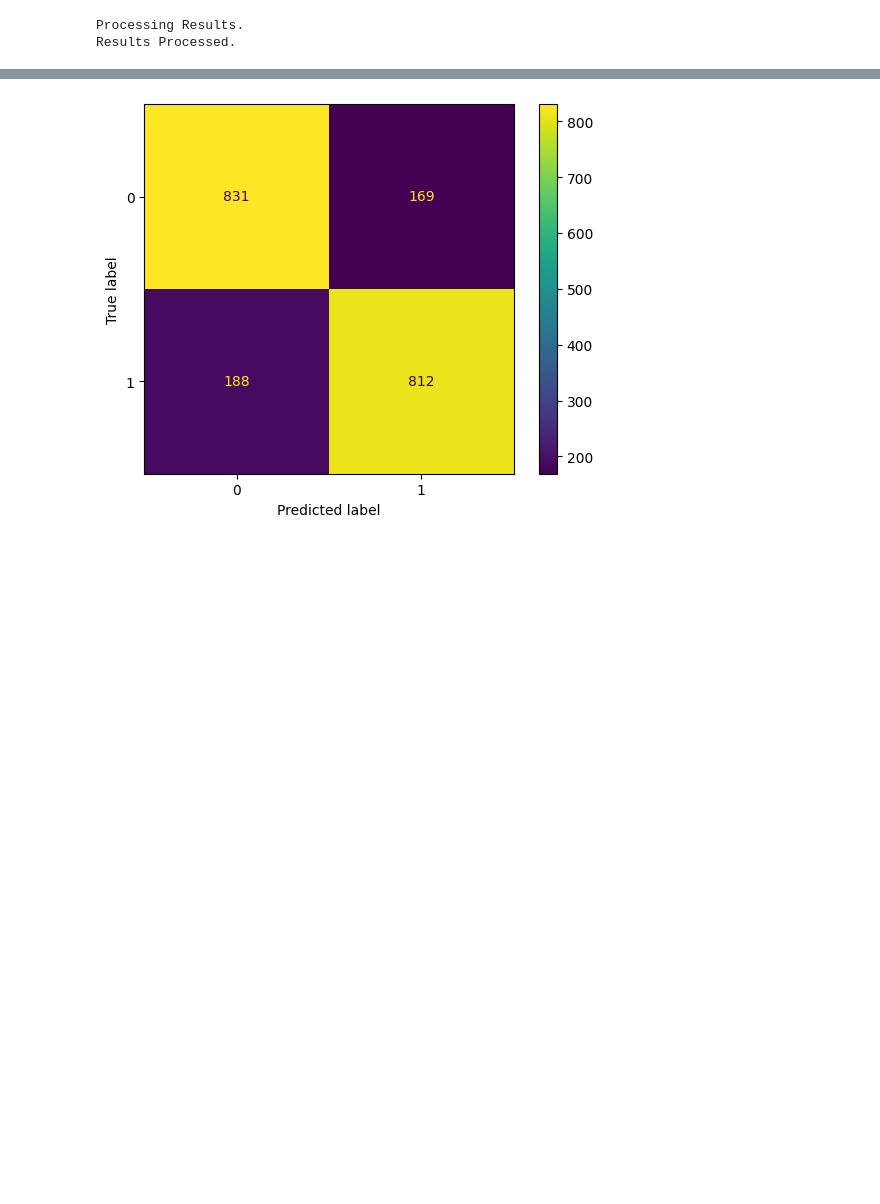
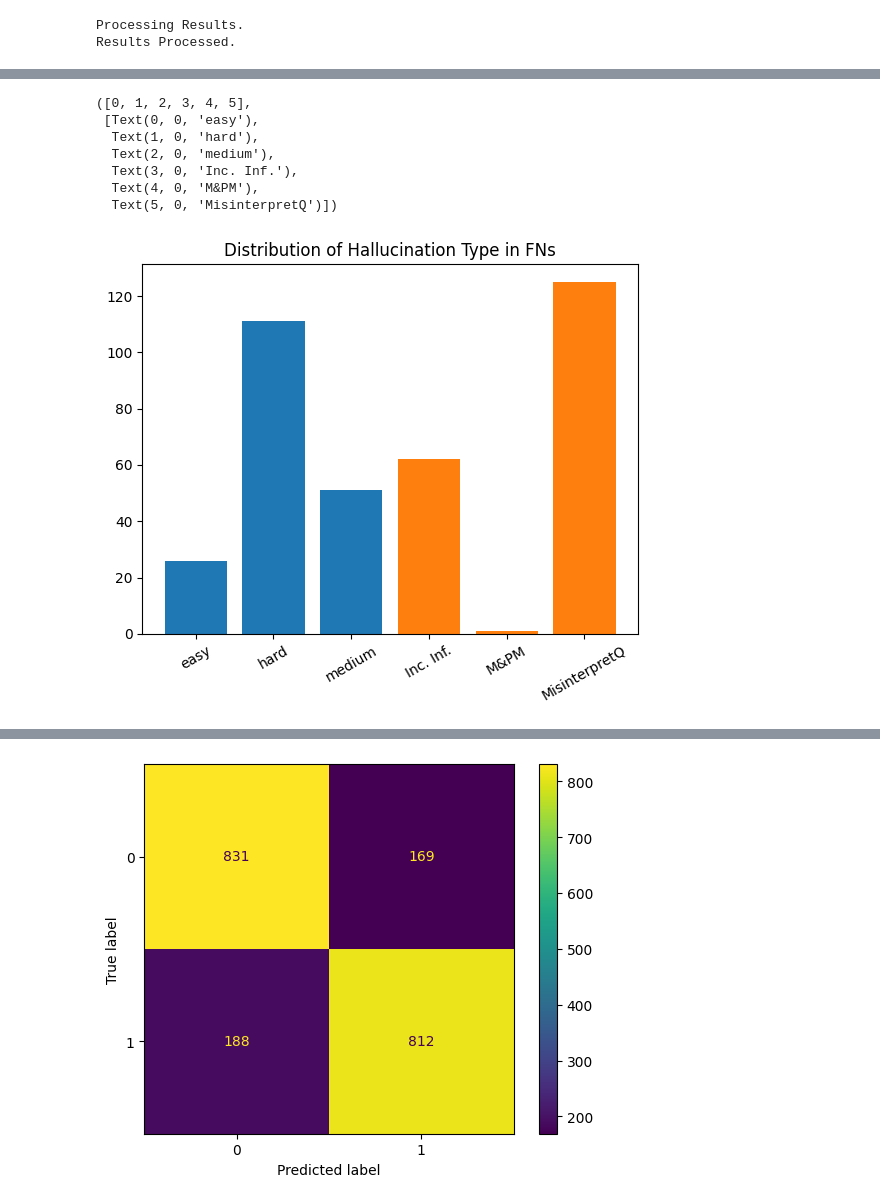
Before and after one commit to nabilLearns/quantized-hallucination, a Jupyter notebook: llm-classify-run.ipynb, the cells around one changed output, grey strips where cells are left out. Drawn from its saved outputs; the diff is of its cells as text; code cells hidden in the pictures; blank space fills up the shorter version.

Commit message:
simplify hallucination analysis, create plots

```diff
--- a/llm-classify-run.ipynb
+++ b/llm-classify-run.ipynb
@@ -509,3 +522,6 @@ if len(gt_pred_pairs) > 0:
     )
 else:
     print("No valid predictions were made, skipping metric calculations.")
+# %%
+hal_tp_analysis = {'tp_difficulty': tp_difficulty_group.to_dict(), 'tp_category': tp_category_group.to_dict()}
+hal_fn_analysis = {'fn_difficulty': fn_difficulty_group.to_dict(), 'fn_category': fn_category_group.to_dict()}
@@ -511,0 +545,21 @@ else:
+# %%
+# --- Plot FN Distributions ---
+plt.title('Distribution of Hallucination Type in FNs')
+plt.bar(hal_fn_analysis['fn_difficulty'].keys(), hal_fn_analysis['fn_difficulty'].values())
+#plt.show()
+rename_hal_types = {'Incomplete Information': 'Inc. Inf.',
+                    'Mechanism and Pathway Misattribution': 'M&PM',
+                    'Misinterpretation of #Question#': 'MisinterpretQ',
+                    'Methodological and Evidence Fabrication': 'M&E Fab.'}
+plt.bar([rename_hal_types[k] for k in hal_fn_analysis['fn_category'].keys()],
+        hal_fn_analysis['fn_category'].values())
+plt.xticks(rotation=30)
+# %% [output]
+([0, 1, 2, 3, 4, 5],
+ [Text(0, 0, 'easy'),
+  Text(1, 0, 'hard'),
+  Text(2, 0, 'medium'),
+  Text(3, 0, 'Inc. Inf.'),
+  Text(4, 0, 'M&PM'),
+  Text(5, 0, 'MisinterpretQ')])
+[figure, added]
```
Also changed, not shown: parts of 23 cells of this notebook, 1 other file.
